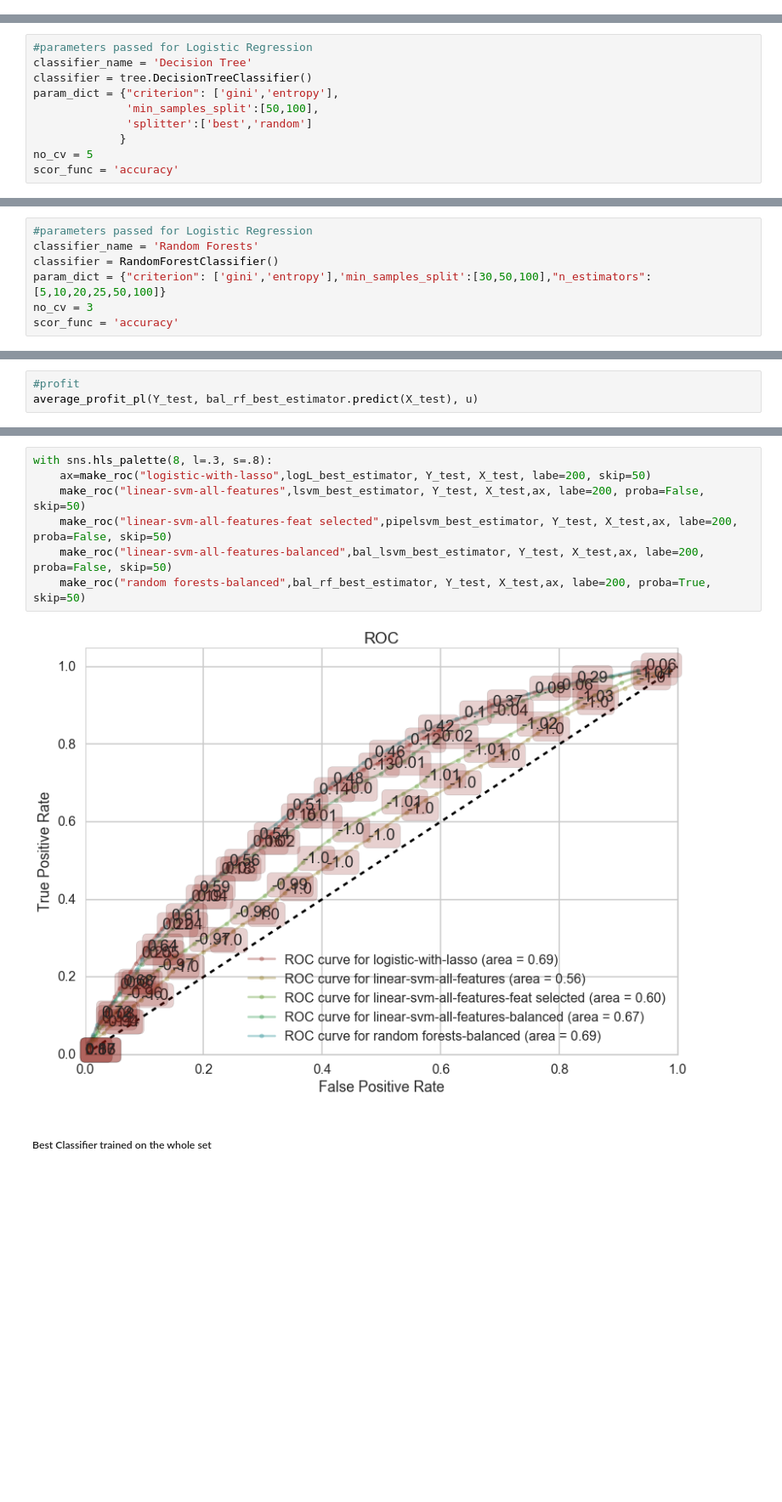
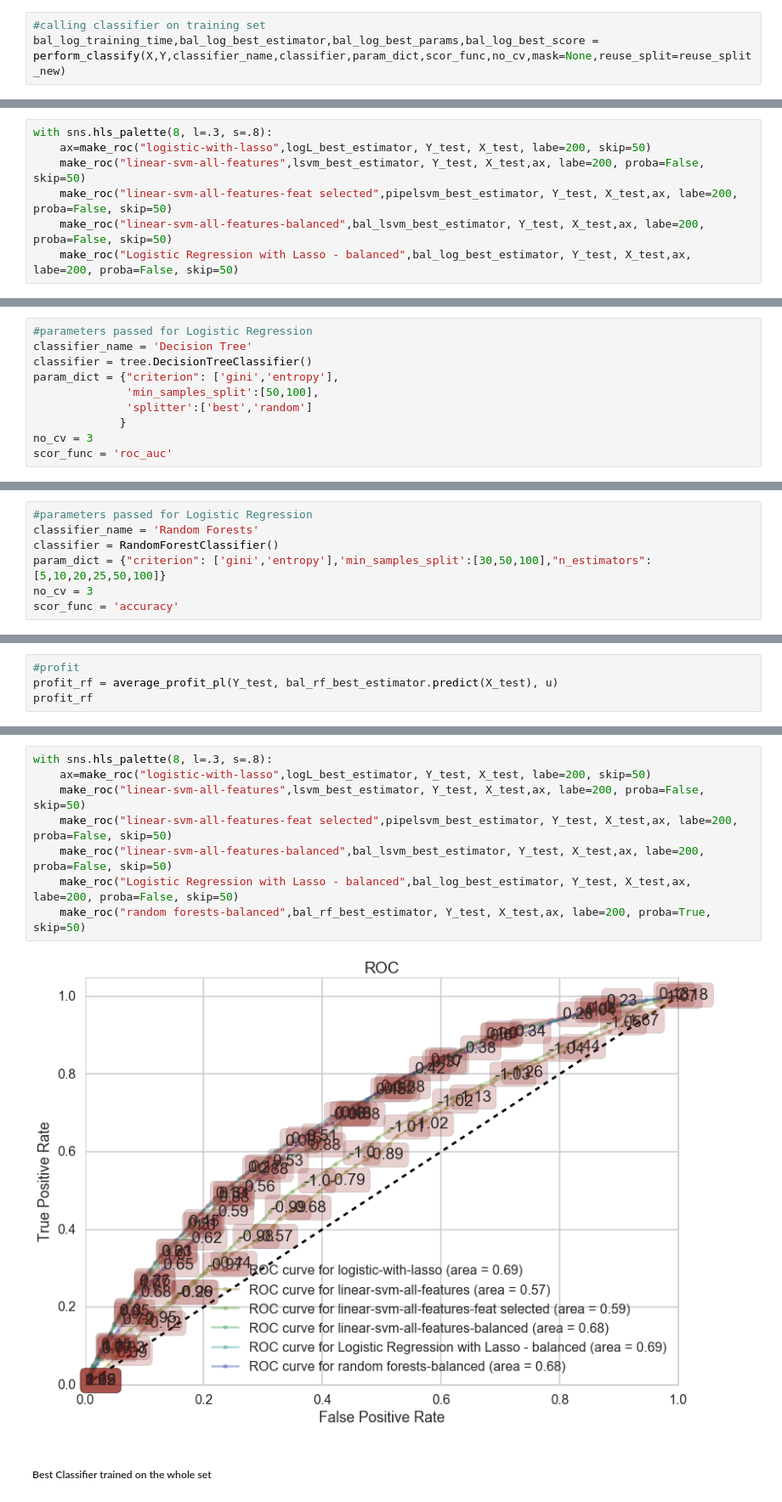
Before and after one commit to ajaykliyara/cs81_Final_Project, a Jupyter notebook: classification_by_optimizing_profit.ipynb, the cells around one changed output, grey strips where cells are left out. Shown at 85% size. Cells and saved outputs as stored; diff of their text form; blank space fills up the shorter version.

```diff
--- a/classification_by_optimizing_profit.ipynb
+++ b/classification_by_optimizing_profit.ipynb
@@ -745,0 +863,3 @@ with sns.hls_palette(8, l=.3, s=.8):
+# %%
+#calling classifier on training set
+bal_log_training_time,bal_log_best_estimator,bal_log_best_params,bal_log_best_score = perform_classify(X,Y,classifier_name,classifier,param_dict,scor_func,no_cv,mask=None,reuse_split=reuse_split_new)
@@ -745,0 +919,7 @@ with sns.hls_palette(8, l=.3, s=.8):
+# %%
+with sns.hls_palette(8, l=.3, s=.8):
+    ax=make_roc("logistic-with-lasso",logL_best_estimator, Y_test, X_test, labe=200, skip=50)
+    make_roc("linear-svm-all-features",lsvm_best_estimator, Y_test, X_test,ax, labe=200, proba=False, skip=50)
+    make_roc("linear-svm-all-features-feat selected",pipelsvm_best_estimator, Y_test, X_test,ax, labe=200, proba=False, skip=50)
+    make_roc("linear-svm-all-features-balanced",bal_lsvm_best_estimator, Y_test, X_test,ax, labe=200, proba=False, skip=50)
+    make_roc("Logistic Regression with Lasso - balanced",bal_log_best_estimator, Y_test, X_test,ax, labe=200, proba=False, skip=50)
@@ -753,8 +935,8 @@ param_dict = {"criterion": ['gini','entropy'],
               'min_samples_split':[50,100],
               'splitter':['best','random']
              }
-no_cv = 5
-scor_func = 'accuracy'
+no_cv = 3
+scor_func = 'roc_auc'
 # %%
 #calling classifier on training set
 bal_dt_training_time,bal_dt_best_estimator,bal_dt_best_params,bal_dt_best_score = perform_classify(X,Y,classifier_name,classifier,param_dict,scor_func,no_cv,mask=None,reuse_split=reuse_split_new)
@@ -815,4 +999,5 @@ Random Forests Best accuracy
 # %%
 #profit
-average_profit_pl(Y_test, bal_rf_best_estimator.predict(X_test), u)
+profit_rf = average_profit_pl(Y_test, bal_rf_best_estimator.predict(X_test), u)
+profit_rf
 # %% [output]
@@ -820,12 +1035,13 @@ average_profit_pl(Y_test, bal_rf_best_estimator.predict(X_test), u)
 # %%
 with sns.hls_palette(8, l=.3, s=.8):
     ax=make_roc("logistic-with-lasso",logL_best_estimator, Y_test, X_test, labe=200, skip=50)
     make_roc("linear-svm-all-features",lsvm_best_estimator, Y_test, X_test,ax, labe=200, proba=False, skip=50)
     make_roc("linear-svm-all-features-feat selected",pipelsvm_best_estimator, Y_test, X_test,ax, labe=200, proba=False, skip=50)
     make_roc("linear-svm-all-features-balanced",bal_lsvm_best_estimator, Y_test, X_test,ax, labe=200, proba=False, skip=50)
+    make_roc("Logistic Regression with Lasso - balanced",bal_log_best_estimator, Y_test, X_test,ax, labe=200, proba=False, skip=50)
     make_roc("random forests-balanced",bal_rf_best_estimator, Y_test, X_test,ax, labe=200, proba=True, skip=50)
 # %% [output]
-[figure, old version]
+[figure, new version]
 # %% [markdown]
 ##### Best Classifier trained on the whole set
 # %%
```
Also changed, not shown: parts of 111 cells of this notebook, 6 other files.
